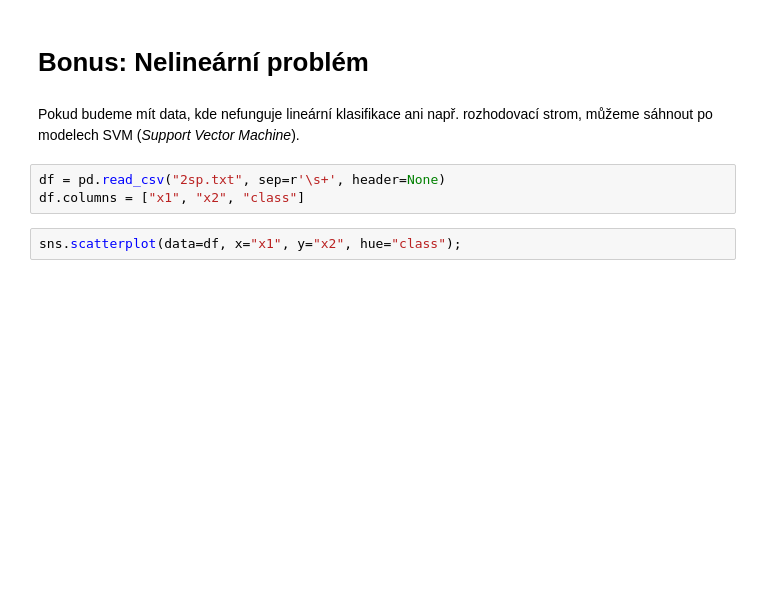
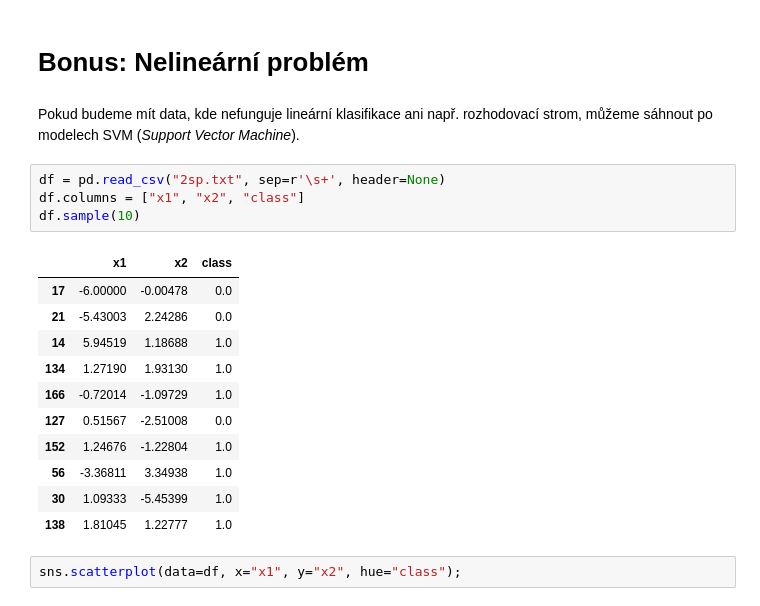
Before and after one commit to PyDataCZ/pyladies-kurz, a Jupyter notebook: lessons/pydata/classification_bonus/index.ipynb, the cells around one changed output. Drawn from its saved outputs; the diff is of its cells as text; blank space fills up the shorter version.

```diff
--- a/lessons/pydata/classification_bonus/index.ipynb
+++ b/lessons/pydata/classification_bonus/index.ipynb
@@ -289,6 +289,19 @@ Pokud budeme mít data, kde nefunguje lineární klasifikace ani např. rozhodov
 # %%
 df = pd.read_csv("2sp.txt", sep=r'\s+', header=None)
 df.columns = ["x1", "x2", "class"]
+df.sample(10)
+# %% [output]
+|  | x1 | x2 | class |
+| 17 | -6.00000 | -0.00478 | 0.0 |
+| 21 | -5.43003 | 2.24286 | 0.0 |
+| 14 | 5.94519 | 1.18688 | 1.0 |
+| 134 | 1.27190 | 1.93130 | 1.0 |
+| 166 | -0.72014 | -1.09729 | 1.0 |
+| 127 | 0.51567 | -2.51008 | 0.0 |
+| 152 | 1.24676 | -1.22804 | 1.0 |
+| 56 | -3.36811 | 3.34938 | 1.0 |
+| 30 | 1.09333 | -5.45399 | 1.0 |
+| 138 | 1.81045 | 1.22777 | 1.0 |
 # %%
 sns.scatterplot(data=df, x="x1", y="x2", hue="class");
 # %% [output]
```
Also changed, not shown: parts of 6 cells of this notebook.
